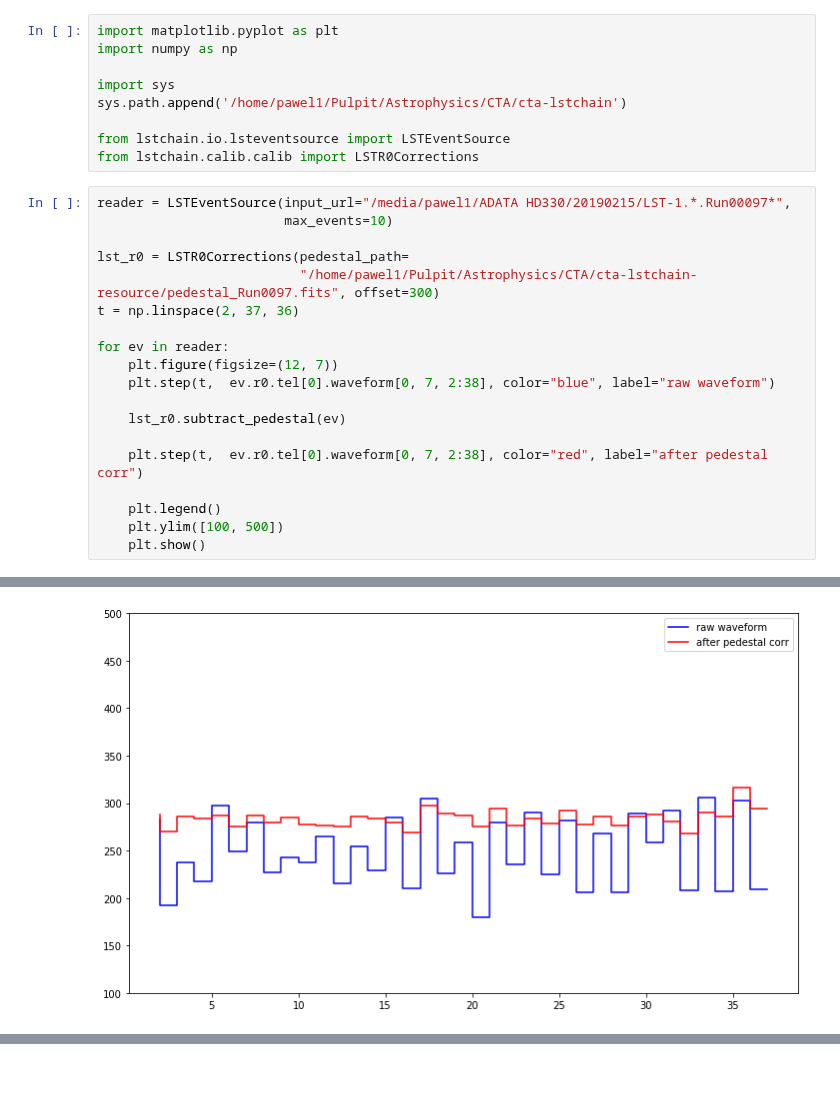
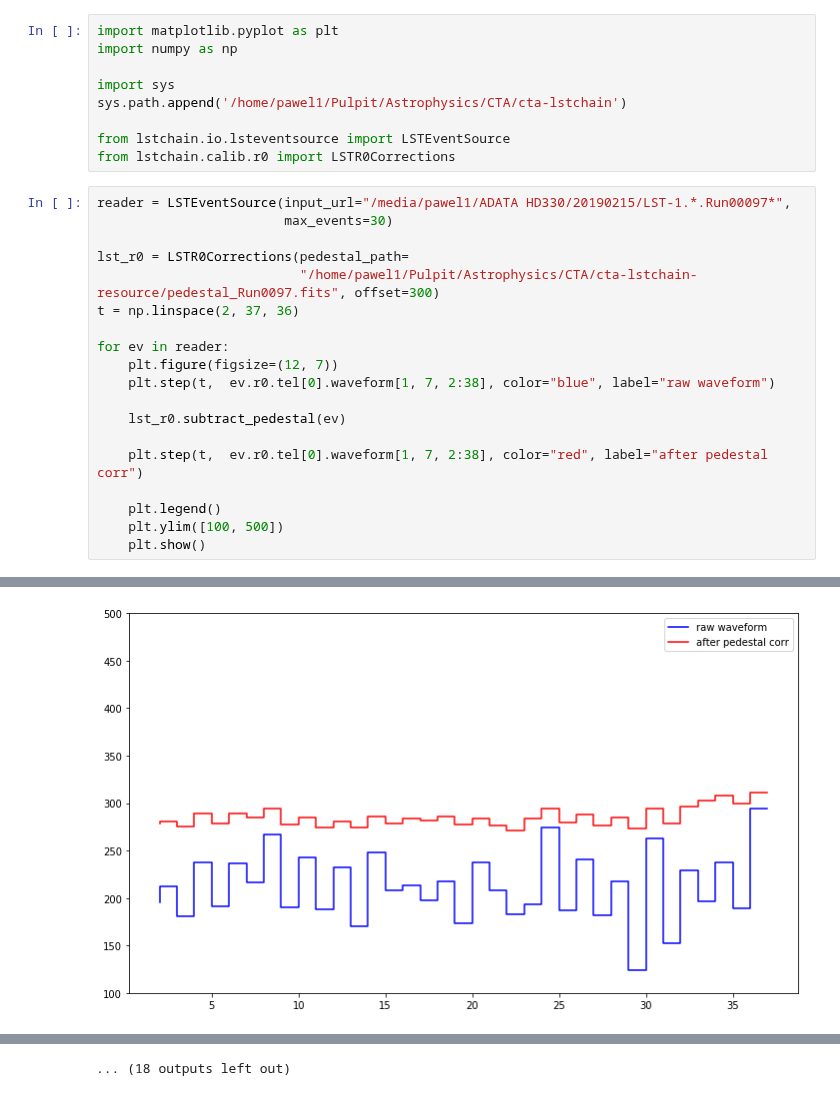
Before and after one commit to cta-observatory/cta-lstchain, a Jupyter notebook: notebooks/low_level_corrections.ipynb, the cells around one changed output, grey strips where cells are left out. Saved outputs shown, nothing was run; the diff lists cells and outputs as text.

```diff
--- a/notebooks/low_level_corrections.ipynb
+++ b/notebooks/low_level_corrections.ipynb
@@ -6,10 +6,10 @@ import sys
 sys.path.append('/home/pawel1/Pulpit/Astrophysics/CTA/cta-lstchain')
 
 from lstchain.io.lsteventsource import LSTEventSource
-from lstchain.calib.calib import LSTR0Corrections
+from lstchain.calib.r0 import LSTR0Corrections
 # %%
 reader = LSTEventSource(input_url="/media/pawel1/ADATA HD330/20190215/LST-1.*.Run00097*",
-                        max_events=10)
+                        max_events=30)
 
 lst_r0 = LSTR0Corrections(pedestal_path=
                           "/home/pawel1/Pulpit/Astrophysics/CTA/cta-lstchain-resource/pedestal_Run0097.fits", offset=300)
@@ -17,11 +17,11 @@ t = np.linspace(2, 37, 36)
 
 for ev in reader:
     plt.figure(figsize=(12, 7))
-    plt.step(t,  ev.r0.tel[0].waveform[0, 7, 2:38], color="blue", label="raw waveform")
+    plt.step(t,  ev.r0.tel[0].waveform[1, 7, 2:38], color="blue", label="raw waveform")
 
     lst_r0.subtract_pedestal(ev)
 
-    plt.step(t,  ev.r0.tel[0].waveform[0, 7, 2:38], color="red", label="after pedestal corr")
+    plt.step(t,  ev.r0.tel[0].waveform[1, 7, 2:38], color="red", label="after pedestal corr")
 
     plt.legend()
     plt.ylim([100, 500])
@@ -35 +35 @@ for ev in reader:
-[figure, old version]
+[figure, new version]
@@ -39,0 +42 @@ for ev in reader:
+... (18 outputs left out)
```
Also changed, not shown: parts of 1 cell of this notebook, 2 other files.
